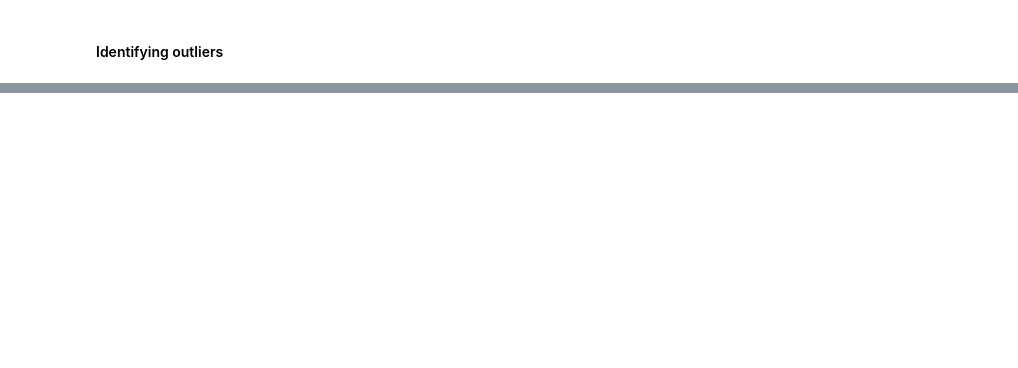
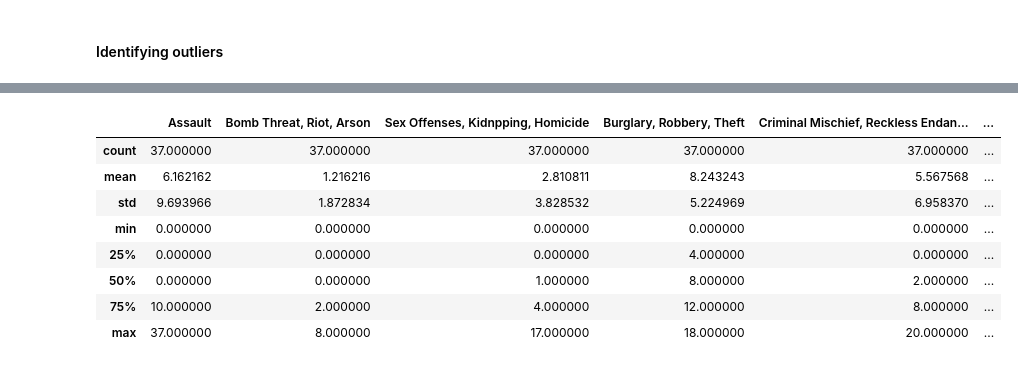
Before and after one commit to mmillervedam/INFOW18_FinalProject, a Jupyter notebook: Final Project Notebook.ipynb, the cells around one changed output, grey strips where cells are left out. Cells and saved outputs as stored; diff of their text form; code cells hidden in the pictures; blank space fills up the shorter version.

```diff
--- a/Final Project Notebook.ipynb
+++ b/Final Project Notebook.ipynb
@@ -1066,3 +1115,13 @@ school_df[school_df['Incidents w/o Weapons'] > 400].describe(include=['O'])
 # %%
 # Identifying outlier schools w/ high numbers of "incidents"
-school_df[school_df['Incidents w/o Weapons'] > 400][INCIDENT_COLS].describe()
+school_df[school_df['Incidents w/o Weapons'] > 400][INCIDENT_CATEGORIES].describe()
+# %% [output]
+|  | Assault | Bomb Threat, Riot, Arson | Sex Offenses, Kidnpping, Homicide | Burglary, Robbery, Theft | Criminal Mischief, Reckless Endan... | ... |
+| count | 37.000000 | 37.000000 | 37.000000 | 37.000000 | 37.000000 | ... |
+| mean | 6.162162 | 1.216216 | 2.810811 | 8.243243 | 5.567568 | ... |
+| std | 9.693966 | 1.872834 | 3.828532 | 5.224969 | 6.958370 | ... |
+| min | 0.000000 | 0.000000 | 0.000000 | 0.000000 | 0.000000 | ... |
+| 25% | 0.000000 | 0.000000 | 0.000000 | 4.000000 | 0.000000 | ... |
+| 50% | 0.000000 | 0.000000 | 1.000000 | 8.000000 | 2.000000 | ... |
+| 75% | 10.000000 | 2.000000 | 4.000000 | 12.000000 | 8.000000 | ... |
+| max | 37.000000 | 8.000000 | 17.000000 | 18.000000 | 20.000000 | ... |
```
Also changed, not shown: parts of 22 cells of this notebook.
